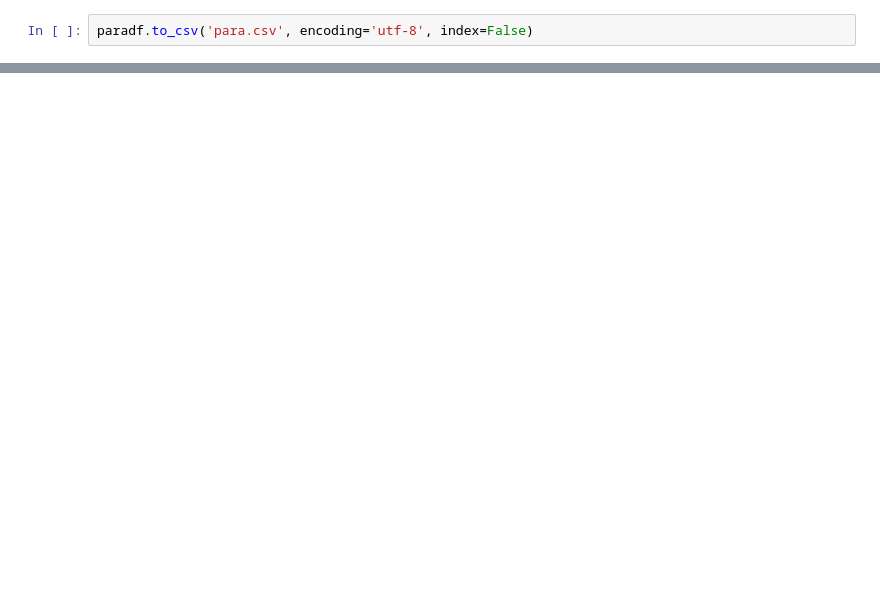
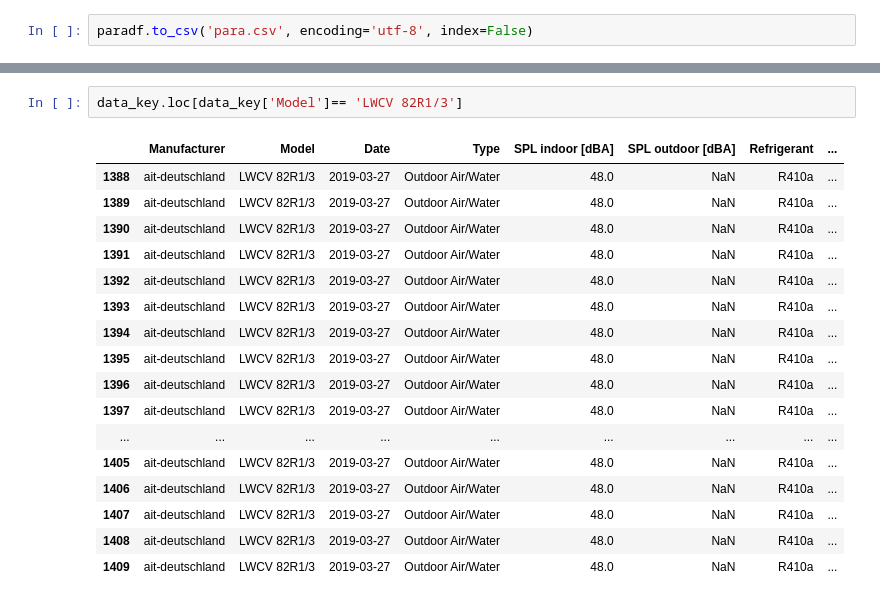
Before and after one commit to FZJ-IEK3-VSA/hplib, a Jupyter notebook: gettingparameters.ipynb, the cells around one changed output, grey strips where cells are left out. Drawn from its saved outputs; the diff is of its cells as text; blank space fills up the shorter version.

```diff
--- a/gettingparameters.ipynb
+++ b/gettingparameters.ipynb
@@ -470,0 +370,20 @@ paradf
+# %%
+data_key.loc[data_key['Model']== 'LWCV 82R1/3']
+# %% [output]
+|  | Manufacturer | Model | Date | Type | SPL indoor [dBA] | SPL outdoor [dBA] | Refrigerant | ... |
+| 1388 | ait-deutschland | LWCV 82R1/3 | 2019-03-27 | Outdoor Air/Water | 48.0 | NaN | R410a | ... |
+| 1389 | ait-deutschland | LWCV 82R1/3 | 2019-03-27 | Outdoor Air/Water | 48.0 | NaN | R410a | ... |
+| 1390 | ait-deutschland | LWCV 82R1/3 | 2019-03-27 | Outdoor Air/Water | 48.0 | NaN | R410a | ... |
+| 1391 | ait-deutschland | LWCV 82R1/3 | 2019-03-27 | Outdoor Air/Water | 48.0 | NaN | R410a | ... |
+| 1392 | ait-deutschland | LWCV 82R1/3 | 2019-03-27 | Outdoor Air/Water | 48.0 | NaN | R410a | ... |
+| 1393 | ait-deutschland | LWCV 82R1/3 | 2019-03-27 | Outdoor Air/Water | 48.0 | NaN | R410a | ... |
+| 1394 | ait-deutschland | LWCV 82R1/3 | 2019-03-27 | Outdoor Air/Water | 48.0 | NaN | R410a | ... |
+| 1395 | ait-deutschland | LWCV 82R1/3 | 2019-03-27 | Outdoor Air/Water | 48.0 | NaN | R410a | ... |
+| 1396 | ait-deutschland | LWCV 82R1/3 | 2019-03-27 | Outdoor Air/Water | 48.0 | NaN | R410a | ... |
+| 1397 | ait-deutschland | LWCV 82R1/3 | 2019-03-27 | Outdoor Air/Water | 48.0 | NaN | R410a | ... |
+| ... | ... | ... | ... | ... | ... | ... | ... | ... |
+| 1405 | ait-deutschland | LWCV 82R1/3 | 2019-03-27 | Outdoor Air/Water | 48.0 | NaN | R410a | ... |
+| 1406 | ait-deutschland | LWCV 82R1/3 | 2019-03-27 | Outdoor Air/Water | 48.0 | NaN | R410a | ... |
+| 1407 | ait-deutschland | LWCV 82R1/3 | 2019-03-27 | Outdoor Air/Water | 48.0 | NaN | R410a | ... |
+| 1408 | ait-deutschland | LWCV 82R1/3 | 2019-03-27 | Outdoor Air/Water | 48.0 | NaN | R410a | ... |
+| 1409 | ait-deutschland | LWCV 82R1/3 | 2019-03-27 | Outdoor Air/Water | 48.0 | NaN | R410a | ... |
```
Also changed, not shown: parts of 12 cells of this notebook.
